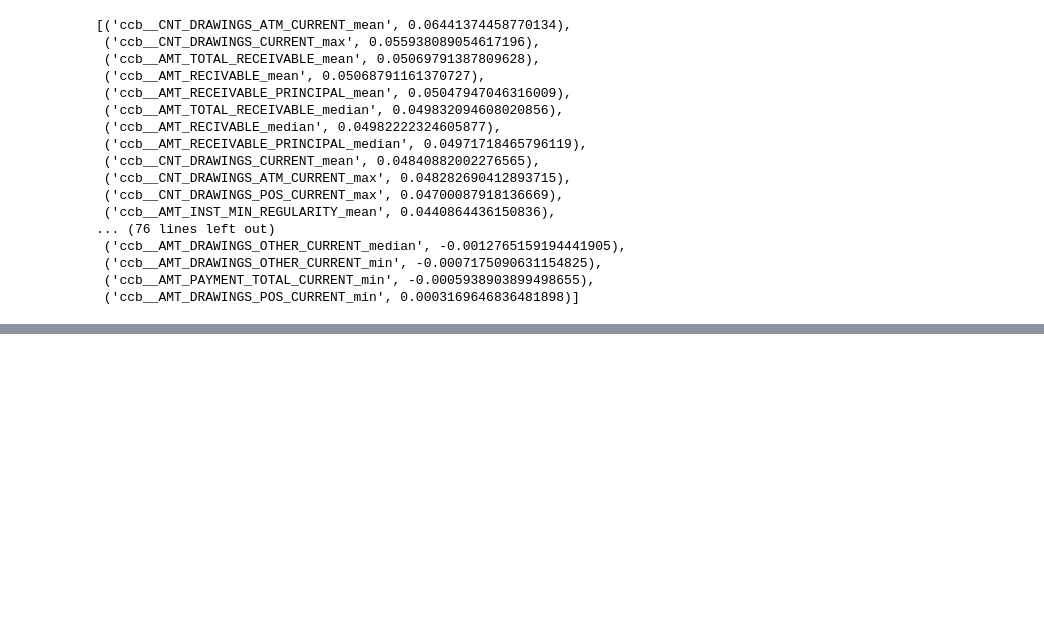
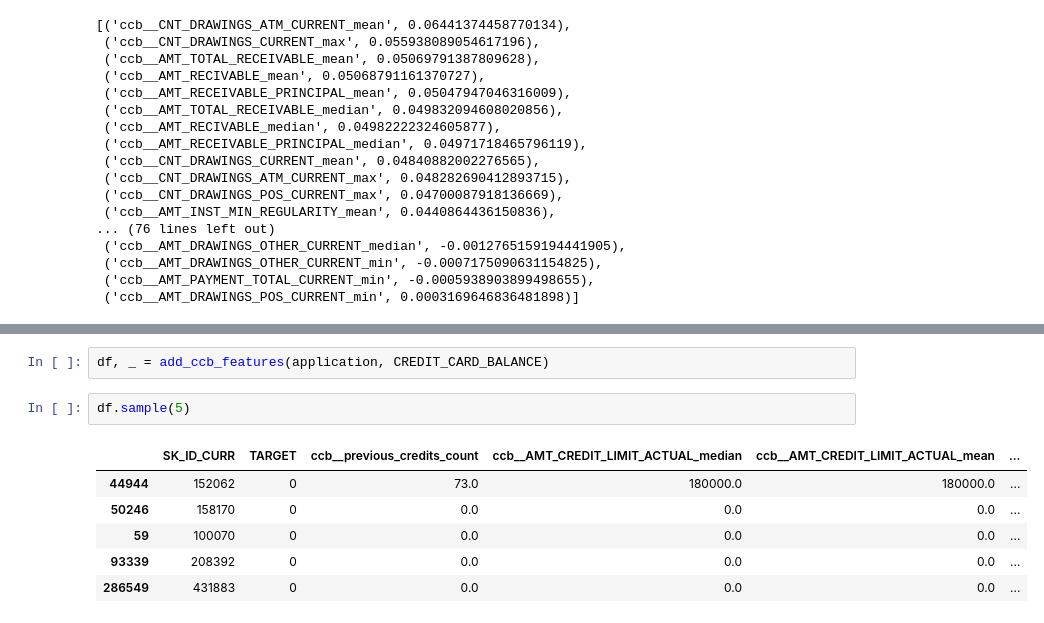
Before and after one commit to nuwanda57/HomeCredit1, a Jupyter notebook: credit_card_balance.ipynb, the cells around one changed output, grey strips where cells are left out. Cells and saved outputs as stored; diff of their text form; blank space fills up the shorter version.

```diff
--- a/credit_card_balance.ipynb
+++ b/credit_card_balance.ipynb
@@ -230,0 +279,11 @@ corrs
+# %%
+df, _ = add_ccb_features(application, CREDIT_CARD_BALANCE)
+# %%
+df.sample(5)
+# %% [output]
+|  | SK_ID_CURR | TARGET | ccb__previous_credits_count | ccb__AMT_CREDIT_LIMIT_ACTUAL_median | ccb__AMT_CREDIT_LIMIT_ACTUAL_mean | ... |
+| 44944 | 152062 | 0 | 73.0 | 180000.0 | 180000.0 | ... |
+| 50246 | 158170 | 0 | 0.0 | 0.0 | 0.0 | ... |
+| 59 | 100070 | 0 | 0.0 | 0.0 | 0.0 | ... |
+| 93339 | 208392 | 0 | 0.0 | 0.0 | 0.0 | ... |
+| 286549 | 431883 | 0 | 0.0 | 0.0 | 0.0 | ... |
```
Also changed, not shown: parts of 1 cell of this notebook, 5 other files.
